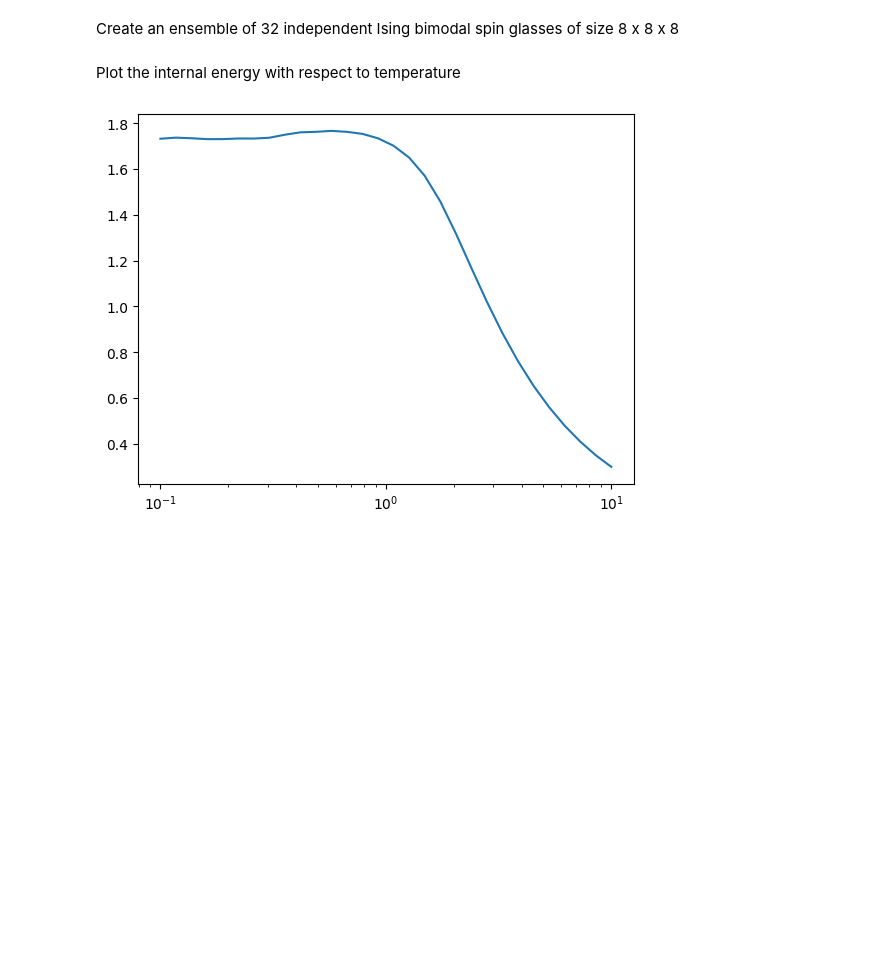
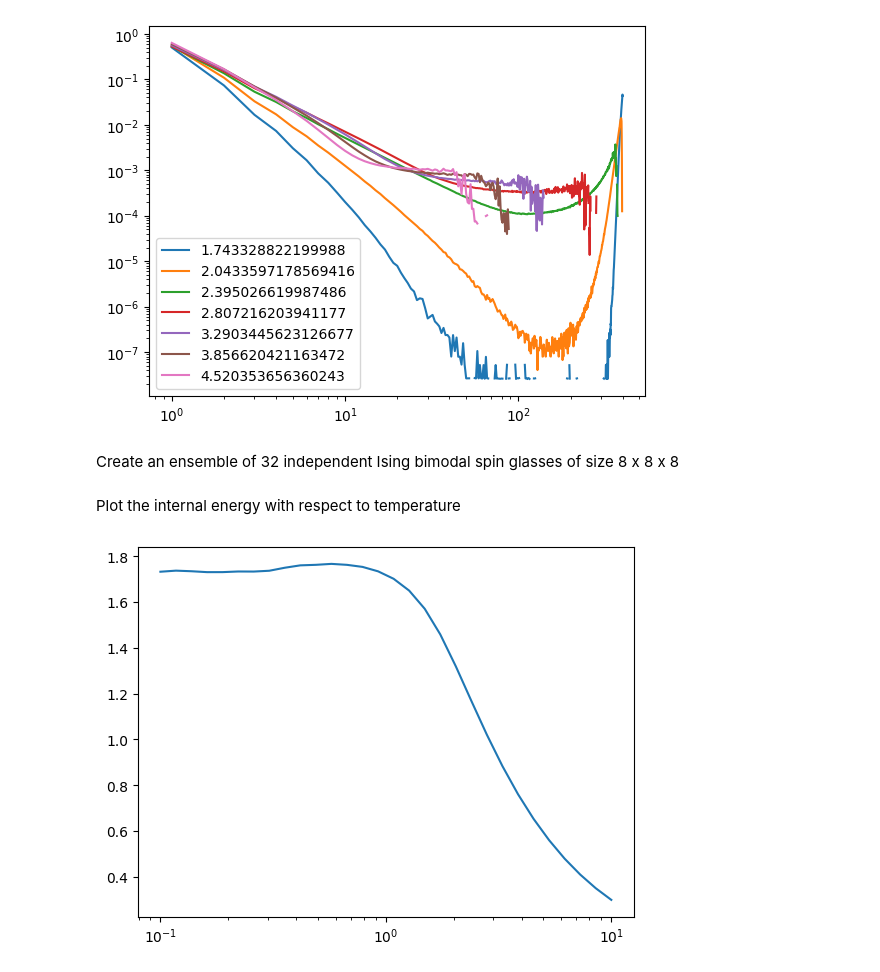
Before and after one commit to PeaBrane/peapods, a Jupyter notebook: tutorial.ipynb, the cells around one changed output. Cells and saved outputs as stored; diff of their text form; code cells hidden in the pictures; blank space fills up the shorter version.

```diff
--- a/tutorial.ipynb
+++ b/tutorial.ipynb
@@ -6,3 +10,20 @@ from spin_models import IsingEnsemble
+# %%
+temperatures = np.geomspace(0.1, 10, 30)
+ising = IsingEnsemble(lattice_shape=(20, 20),
+                     n_ensemble=32,
+                     temperatures=temperatures)
+ising.sample(n_sweeps=2**16, cluster_update_interval=2**0)
+# %%
+csds = ising.get_csds()[18:25].T
+csds[csds == 0] = np.nan
+
+plt.plot(np.arange(1, 401), csds)
+plt.xscale('log')
+plt.yscale('log')
+plt.legend(temperatures[18:25])
+plt.show()
+# %% [output]
+[figure, added]
 # %% [markdown]
 Create an ensemble of 32 independent Ising bimodal spin glasses of size 8 x 8 x 8
 # %%
```
Also changed, not shown: parts of 1 cell of this notebook, 3 other files.
